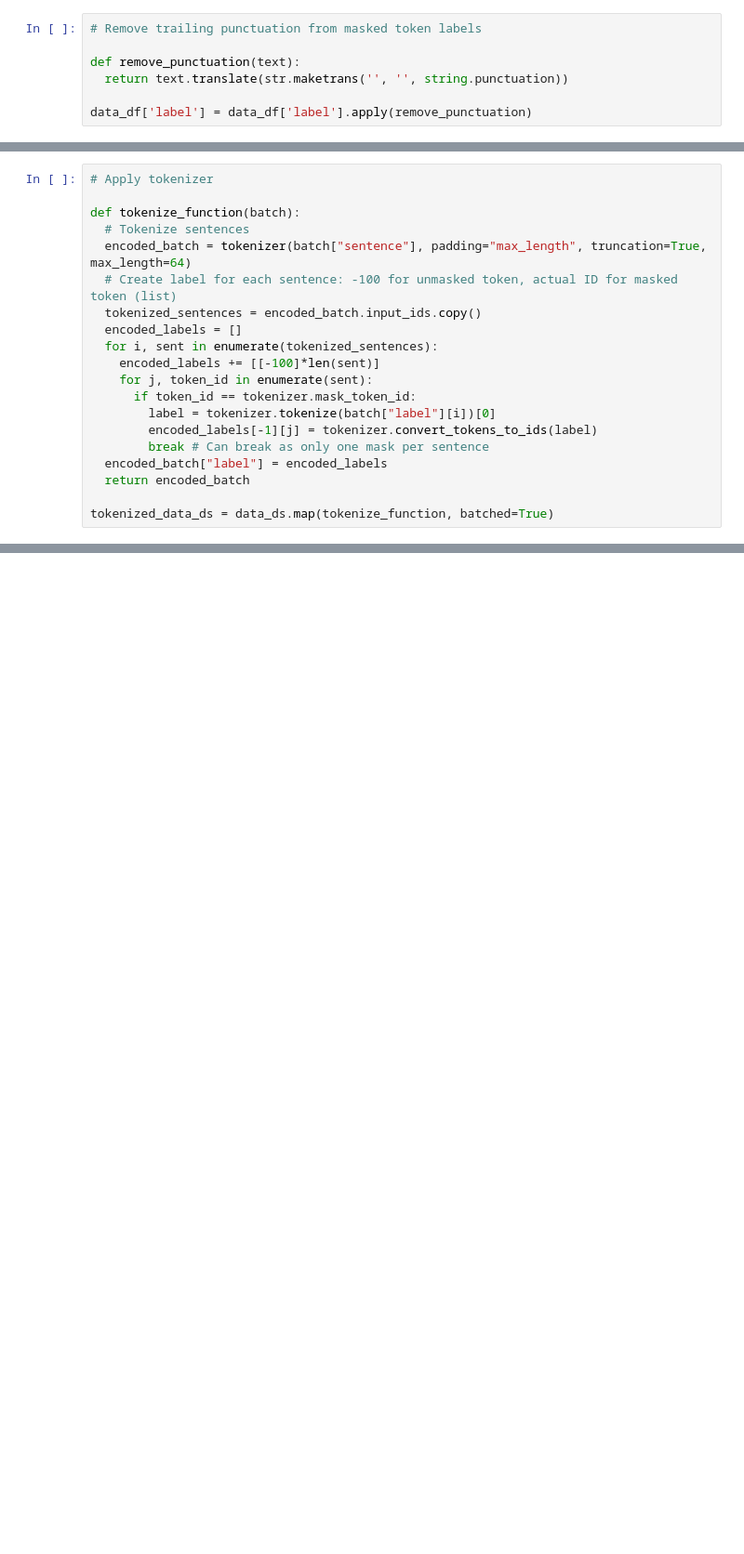
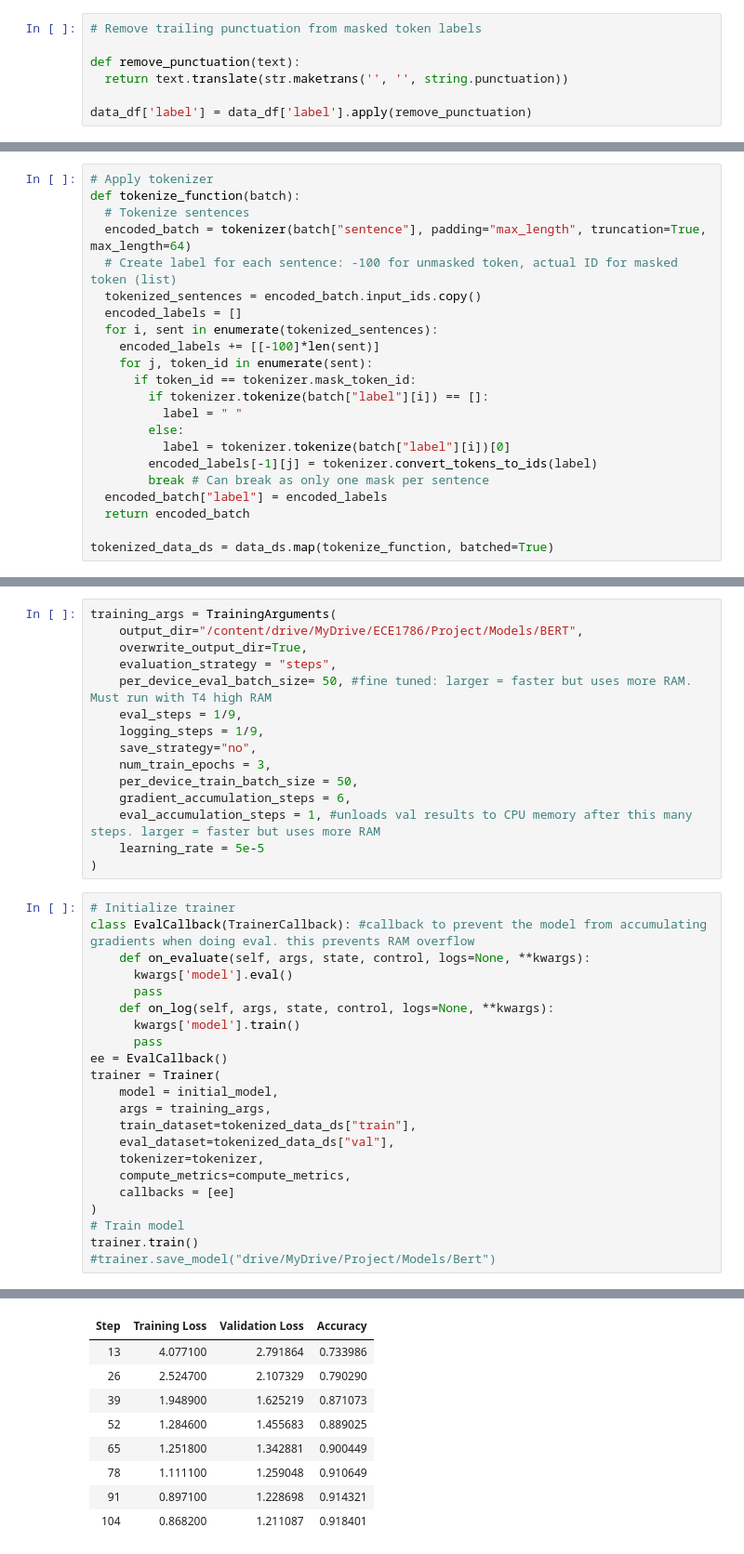
Before and after one commit to ece1786-2023/RedactedGPT, a Jupyter notebook: BERTModel.ipynb, the cells around one changed output, grey strips where cells are left out. Shown at 93% size. Cells and saved outputs as stored; diff of their text form; blank space fills up the shorter version.

```diff
--- a/BERTModel.ipynb
+++ b/BERTModel.ipynb
@@ -137,6 +93,5 @@ DatasetDict({
 # %%
 # Apply tokenizer
-
 def tokenize_function(batch):
   # Tokenize sentences
   encoded_batch = tokenizer(batch["sentence"], padding="max_length", truncation=True, max_length=64)
@@ -147,7 +102,10 @@ def tokenize_function(batch):
     encoded_labels += [[-100]*len(sent)]
     for j, token_id in enumerate(sent):
       if token_id == tokenizer.mask_token_id:
-        label = tokenizer.tokenize(batch["label"][i])[0]
+        if tokenizer.tokenize(batch["label"][i]) == []:
+          label = " "
+        else:
+          label = tokenizer.tokenize(batch["label"][i])[0]
         encoded_labels[-1][j] = tokenizer.convert_tokens_to_ids(label)
         break # Can break as only one mask per sentence
   encoded_batch["label"] = encoded_labels
@@ -251,0 +167,38 @@ TrainOutput(global_step=3741, training_loss=0.7051140194556127, metrics={'train_
+# %%
+training_args = TrainingArguments(
+    output_dir="/content/drive/MyDrive/ECE1786/Project/Models/BERT",
+    overwrite_output_dir=True,
+    evaluation_strategy = "steps",
+    per_device_eval_batch_size= 50, #fine tuned: larger = faster but uses more RAM. Must run with T4 high RAM
+    eval_steps = 1/9,
+    logging_steps = 1/9,
+    save_strategy="no",
+    num_train_epochs = 3,
+    per_device_train_batch_size = 50,
+    gradient_accumulation_steps = 6,
+    eval_accumulation_steps = 1, #unloads val results to CPU memory after this many steps. larger = faster but uses more RAM
+    learning_rate = 5e-5
+)
+# %%
+# Initialize trainer
+class EvalCallback(TrainerCallback): #callback to prevent the model from accumulating gradients when doing eval. this prevents RAM overflow
+    def on_evaluate(self, args, state, control, logs=None, **kwargs):
+      kwargs['model'].eval()
+      pass
+    def on_log(self, args, state, control, logs=None, **kwargs):
+      kwargs['model'].train()
+      pass
+ee = EvalCallback()
+trainer = Trainer(
+    model = initial_model,
+    args = training_args,
+    train_dataset=tokenized_data_ds["train"],
+    eval_dataset=tokenized_data_ds["val"],
+    tokenizer=tokenizer,
+    compute_metrics=compute_metrics,
+    callbacks = [ee]
+)
+# Train model
+trainer.train()
+#trainer.save_model("drive/MyDrive/Project/Models/Bert")
+# %% [output]
@@ -251,0 +206,9 @@ TrainOutput(global_step=3741, training_loss=0.7051140194556127, metrics={'train_
+| Step | Training Loss | Validation Loss | Accuracy |
+| 13 | 4.077100 | 2.791864 | 0.733986 |
+| 26 | 2.524700 | 2.107329 | 0.790290 |
+| 39 | 1.948900 | 1.625219 | 0.871073 |
+| 52 | 1.284600 | 1.455683 | 0.889025 |
+| 65 | 1.251800 | 1.342881 | 0.900449 |
+| 78 | 1.111100 | 1.259048 | 0.910649 |
+| 91 | 0.897100 | 1.228698 | 0.914321 |
+| 104 | 0.868200 | 1.211087 | 0.918401 |
```
Also changed, not shown: parts of 23 cells of this notebook, 2 other files.
